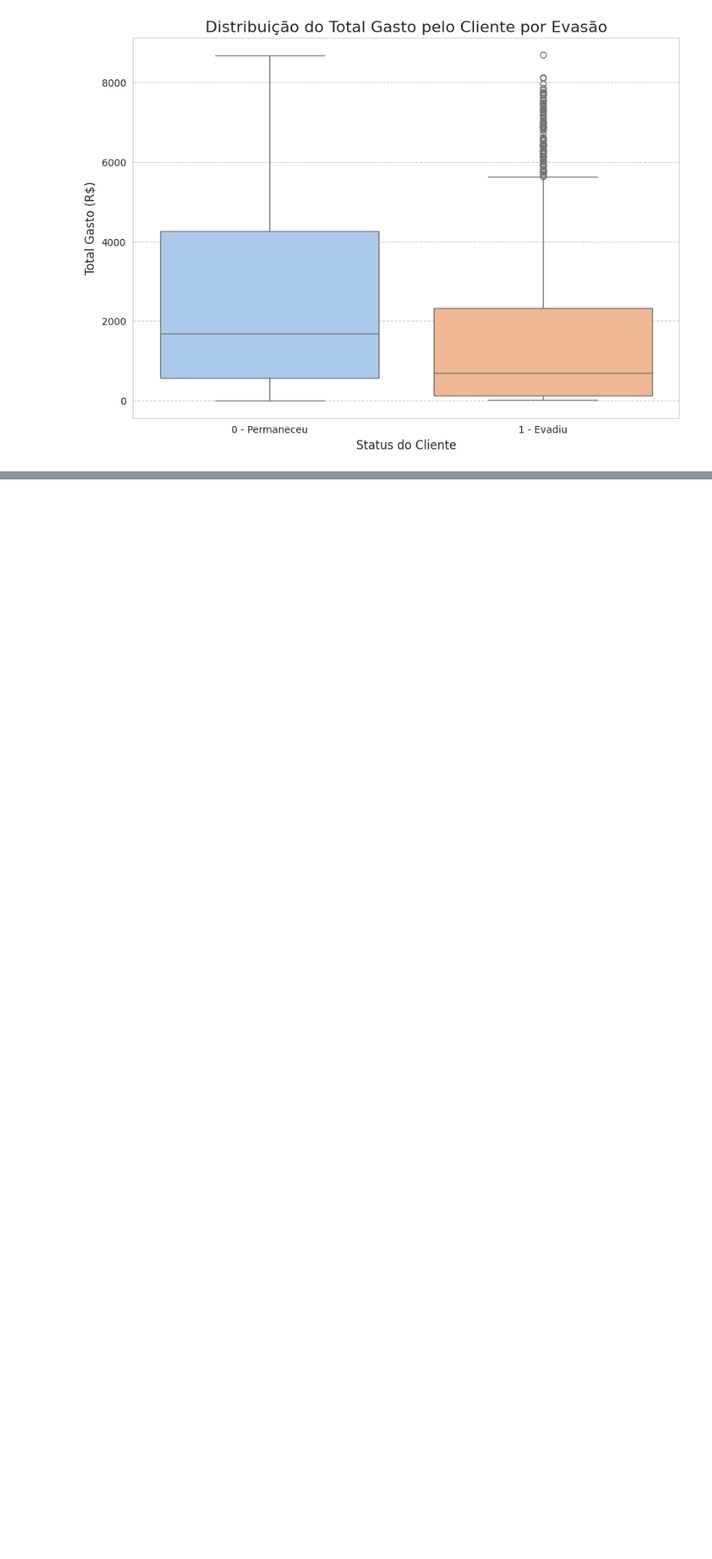
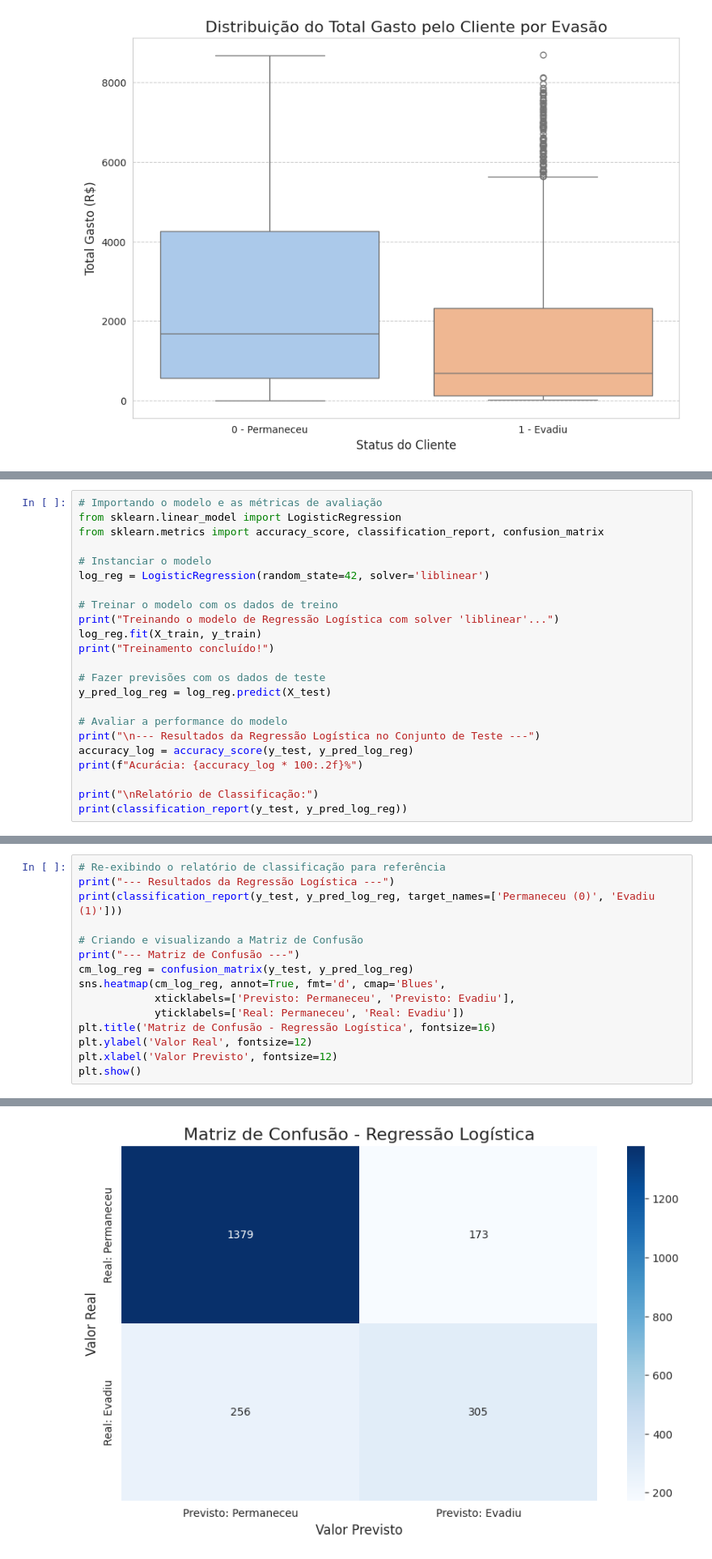
Before and after one commit to vitor-freitas1/challenge-telecom-x-churn-part2, a Jupyter notebook: challenge_telecom_x_churn_part2.ipynb, the cells around one changed output, grey strips where cells are left out. Shown at 81% size. Saved outputs shown, nothing was run; the diff lists cells and outputs as text; blank space fills up the shorter version.

Commit message:
feat: Build and evaluate classification models

```diff
--- a/challenge_telecom_x_churn_part2.ipynb
+++ b/challenge_telecom_x_churn_part2.ipynb
@@ -338,0 +403,23 @@ Passing `palette` without assigning `hue` is deprecated and will be removed in v
+# %%
+# Importando o modelo e as métricas de avaliação
+from sklearn.linear_model import LogisticRegression
+from sklearn.metrics import accuracy_score, classification_report, confusion_matrix
+
+# Instanciar o modelo
+log_reg = LogisticRegression(random_state=42, solver='liblinear')
+
+# Treinar o modelo com os dados de treino
+print("Treinando o modelo de Regressão Logística com solver 'liblinear'...")
+log_reg.fit(X_train, y_train)
+print("Treinamento concluído!")
+
+# Fazer previsões com os dados de teste
+y_pred_log_reg = log_reg.predict(X_test)
+
+# Avaliar a performance do modelo
+print("\n--- Resultados da Regressão Logística no Conjunto de Teste ---")
+accuracy_log = accuracy_score(y_test, y_pred_log_reg)
+print(f"Acurácia: {accuracy_log * 100:.2f}%")
+
+print("\nRelatório de Classificação:")
+print(classification_report(y_test, y_pred_log_reg))
@@ -338,0 +495,16 @@ Passing `palette` without assigning `hue` is deprecated and will be removed in v
+# %%
+# Re-exibindo o relatório de classificação para referência
+print("--- Resultados da Regressão Logística ---")
+print(classification_report(y_test, y_pred_log_reg, target_names=['Permaneceu (0)', 'Evadiu (1)']))
+
+# Criando e visualizando a Matriz de Confusão
+print("--- Matriz de Confusão ---")
+cm_log_reg = confusion_matrix(y_test, y_pred_log_reg)
+sns.heatmap(cm_log_reg, annot=True, fmt='d', cmap='Blues',
+            xticklabels=['Previsto: Permaneceu', 'Previsto: Evadiu'],
+            yticklabels=['Real: Permaneceu', 'Real: Evadiu'])
+plt.title('Matriz de Confusão - Regressão Logística', fontsize=16)
+plt.ylabel('Valor Real', fontsize=12)
+plt.xlabel('Valor Previsto', fontsize=12)
+plt.show()
+# %% [output]
@@ -338,0 +522 @@ Passing `palette` without assigning `hue` is deprecated and will be removed in v
+[figure, added]
```
Also changed, not shown: parts of 21 cells of this notebook.
